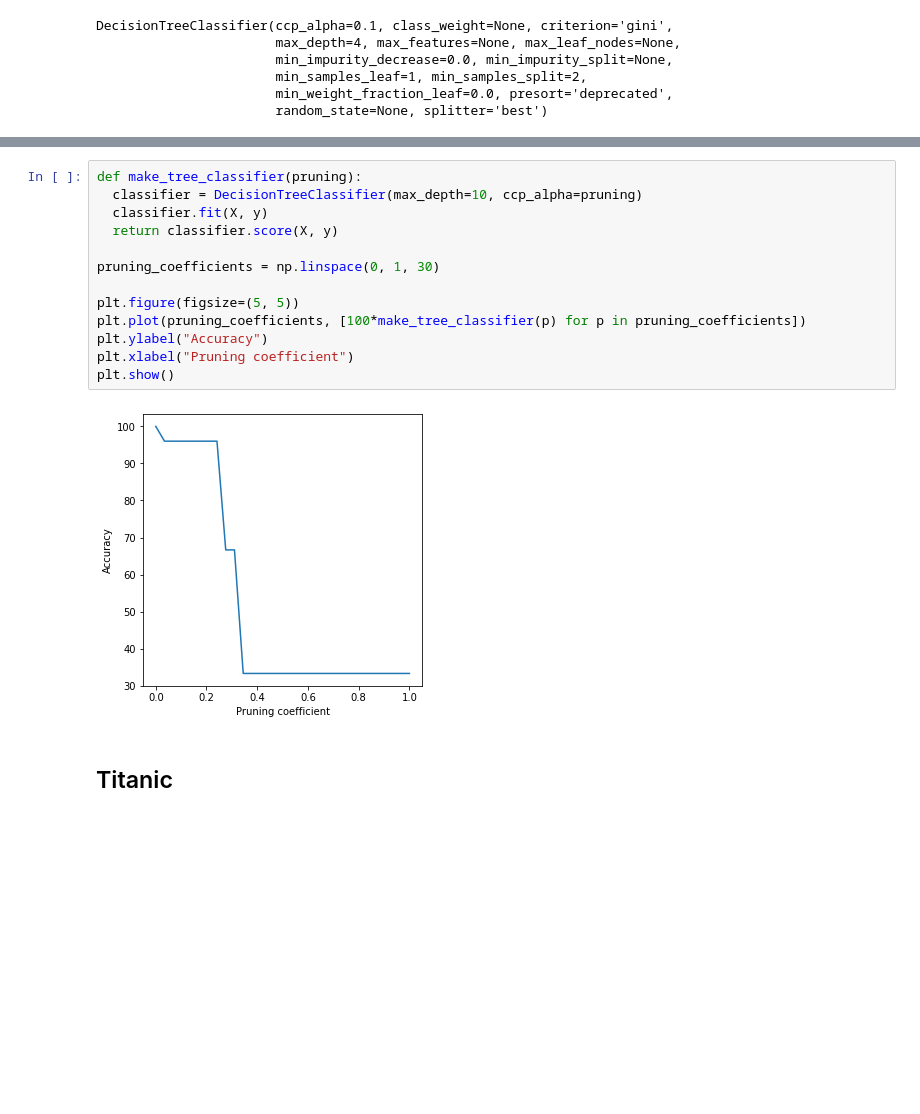
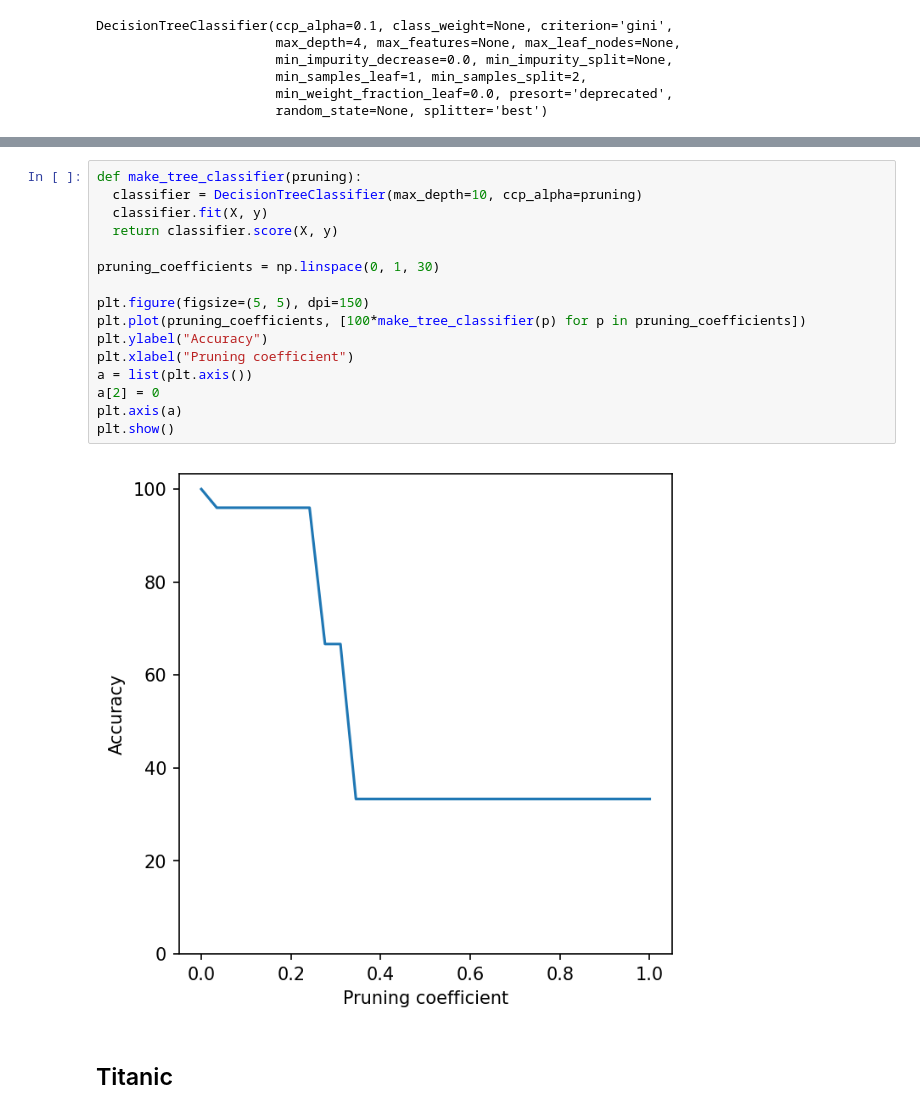
Before and after one commit to fredrikwahlberg/5LN708, a Jupyter notebook: Lecture 01 - Decision Trees.ipynb, the cells around one changed output, grey strips where cells are left out. Drawn from its saved outputs; the diff is of its cells as text; blank space fills up the shorter version.

```diff
--- a/Lecture 01 - Decision Trees.ipynb
+++ b/Lecture 01 - Decision Trees.ipynb
@@ -98,18 +105,21 @@ Training data accuracy 96.0%
 # %%
 def make_tree_classifier(pruning):
   classifier = DecisionTreeClassifier(max_depth=10, ccp_alpha=pruning)
   classifier.fit(X, y)
   return classifier.score(X, y)
 
 pruning_coefficients = np.linspace(0, 1, 30)
 
-plt.figure(figsize=(5, 5))
+plt.figure(figsize=(5, 5), dpi=150)
 plt.plot(pruning_coefficients, [100*make_tree_classifier(p) for p in pruning_coefficients])
 plt.ylabel("Accuracy")
 plt.xlabel("Pruning coefficient")
+a = list(plt.axis())
+a[2] = 0
+plt.axis(a)
 plt.show()
 # %% [output]
-[figure, old version]
+[figure, new version]
 # %% [markdown]
 ## Titanic
 # %%
```
Also changed, not shown: parts of 7 cells of this notebook, 1 other file.
